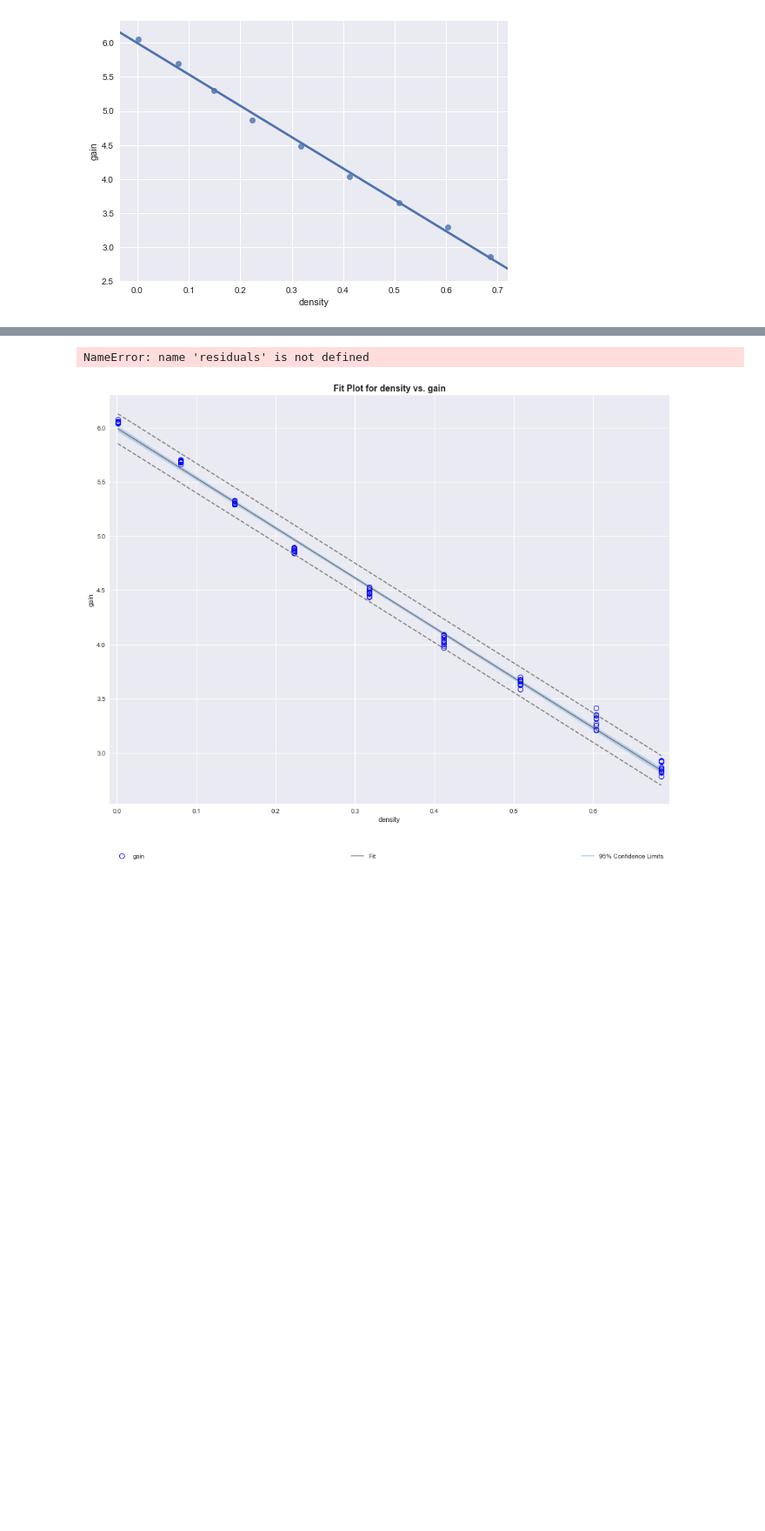
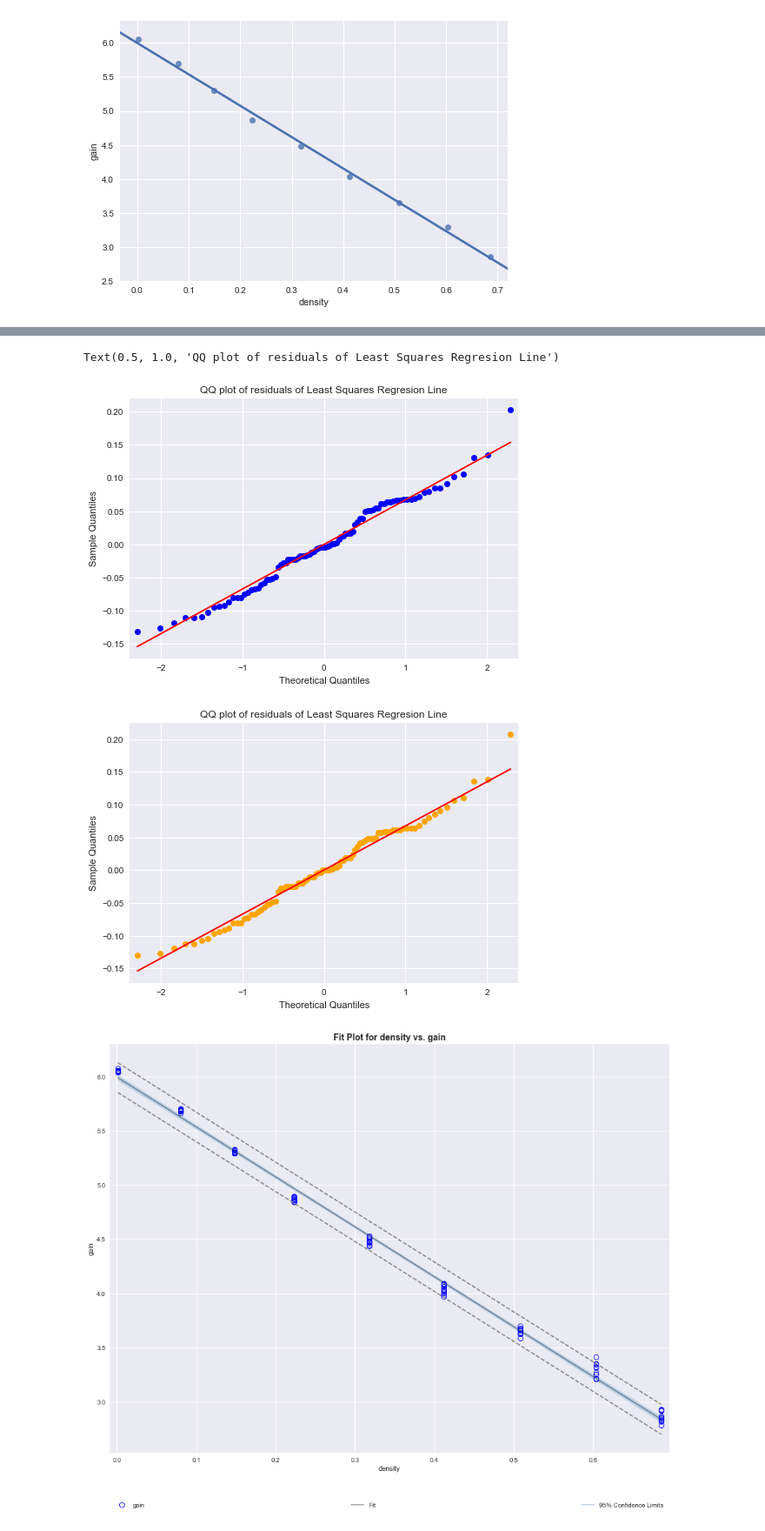
Before and after one commit to shy166/Data-Science-Investigation-Project, a Jupyter notebook: 189/hw4/Case Study 4.ipynb, the cells around one changed output, grey strips where cells are left out. Shown at 87% size. Saved outputs shown, nothing was run; the diff lists cells and outputs as text; code cells hidden in the pictures; blank space fills up the shorter version.

```diff
--- a/189/hw4/Case Study 4.ipynb
+++ b/189/hw4/Case Study 4.ipynb
@@ -166,12 +166,14 @@ import statsmodels.api as sm
 # %%
 # QQ plot of residuals of Least Squares Regresion Line
 # %%
-sm.qqplot(residuals, color = 'blue')
+sm.qqplot(residuals, color = 'blue', line='s')
 plt.title('QQ plot of residuals of Least Squares Regresion Line')
-sm.qqplot(residuals_ladr, color = 'orange')
+sm.qqplot(residuals_ladr, color = 'orange', line='s')
 plt.title('QQ plot of residuals of Least Squares Regresion Line')
 # %% [output]
-NameError: name 'residuals' is not defined
+Text(0.5, 1.0, 'QQ plot of residuals of Least Squares Regresion Line')
+[figure, added]
+[figure, added]
 # %%
 #Scenario 2, Predicting
 a = 38.6
```
Also changed, not shown: parts of 10 cells of this notebook, 1 other file.
